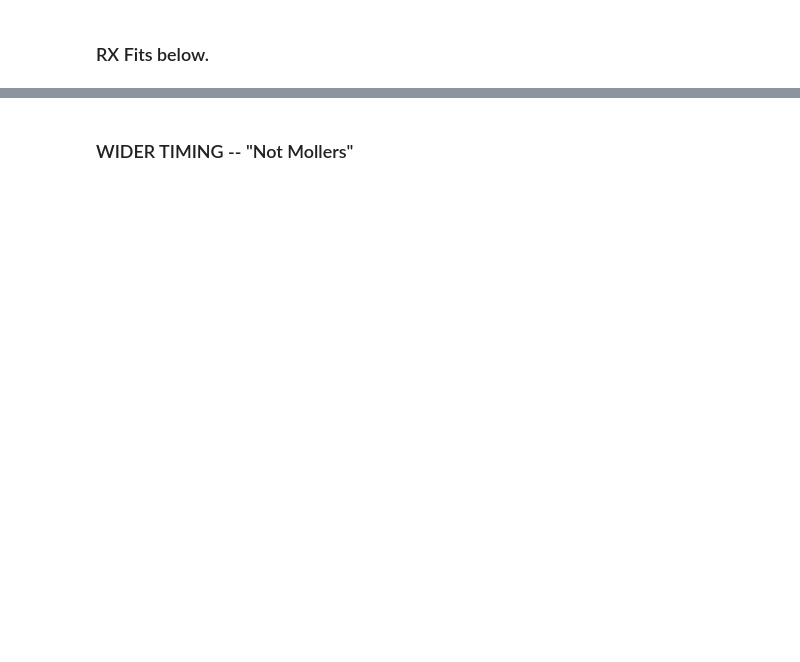
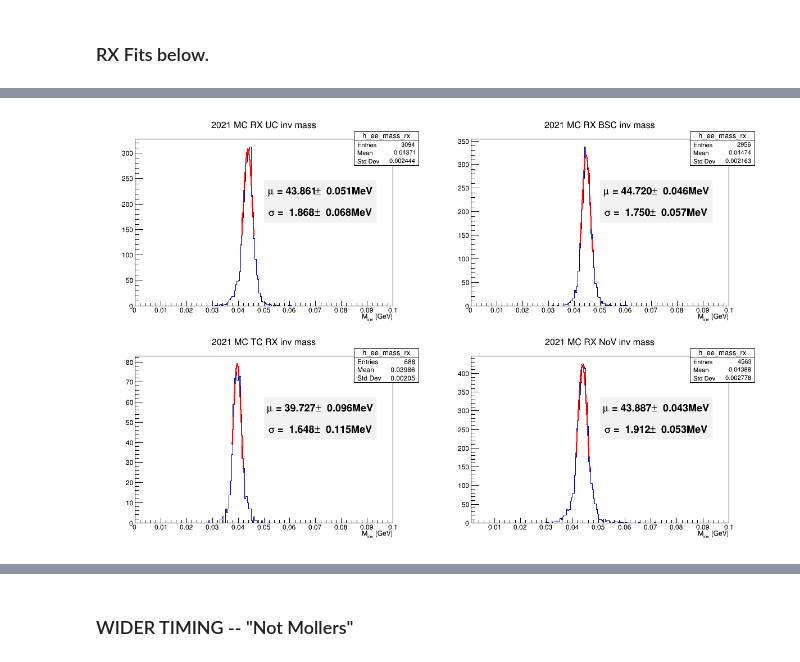
Before and after one commit to Lewis-Wolf/HPS, a Jupyter notebook: 2021_Mollers.ipynb, the cells around one changed output, grey strips where cells are left out. Cells and saved outputs as stored; diff of their text form; code cells hidden in the pictures; blank space fills up the shorter version.

```diff
--- a/2021_Mollers.ipynb
+++ b/2021_Mollers.ipynb
@@ -392,7 +421,11 @@ for i in range(len(minv_hists)):
     x1 = hist.GetBinCenter(firstBin)
     x2 = hist.GetBinCenter(lastBin)
     gausfit  = R.TF1(f'gausfit+{i}',"gaus",x1,x2)
-    hist.Fit(f'gausfit+{i}','S Q R+ 0')
+    hist.Fit(f'gausfit+{i}','S Q R+')
+    gaus_mean = gausfit.GetParameter(1)
+    gaus_mean_err = gausfit.GetParError(1)
+    gaus_sigma = gausfit.GetParameter(2)
+    gaus_sigma_err = gausfit.GetParError(2)
     means.append(f'{gaus_mean*1000:7.3f}')
     means_err.append(f'{gaus_mean_err*1000:7.3f}')
     widths.append(f'{gaus_sigma*1000:7.3f}')
@@ -431,3 +464,5 @@ p4 = C08.cd(4)
 h_rx_noV_minv_mc.Draw()
 stat_boxes[3].Draw('same')
 C08.Draw()
+C08.SaveAs('mc_rx.pdf')
+# %% [output]
@@ -434,3 +471,4 @@ C08.Draw()
+[figure, added]
 # %%
 #plots for Data RX Fits.
 C09 = R.TCanvas("C09","test",1200,800)
```
Also changed, not shown: parts of 17 cells of this notebook.
